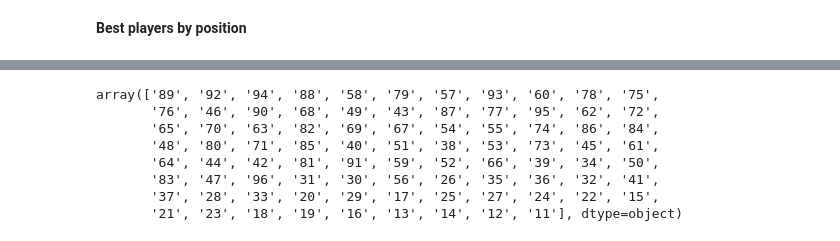
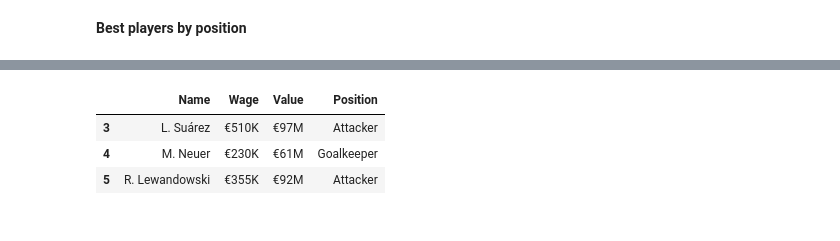
Before and after one commit to chineidu/Football_players, a Jupyter notebook: f_ballers.ipynb, the cells around one changed output, grey strips where cells are left out. Drawn from its saved outputs; the diff is of its cells as text; code cells hidden in the pictures.

```diff
--- a/f_ballers.ipynb
+++ b/f_ballers.ipynb
@@ -248,17 +231,11 @@ df_1[df_1['Acceleration'] == '77+13']
 # %%
-# Remove '-' from each row containing it.
+# Remove '+' and '-' from each row containing it.
 for col in attributes:
     df_1[col] = np.where(df_1[col].str.contains('\+|-'),
                          df_1[col].str[:2],
                          df_1[col])
 
-df_1['Acceleration'].unique()
+# # Verify that the columns have been cleaned
+# for col in attributes:
+#     print(f"'{col}'==> \n{df_1[col].unique()}\n")
+#     print("===" * 30)
-# %% [output]
-array(['89', '92', '94', '88', '58', '79', '57', '93', '60', '78', '75',
-       '76', '46', '90', '68', '49', '43', '87', '77', '95', '62', '72',
-       '65', '70', '63', '82', '69', '67', '54', '55', '74', '86', '84',
-       '48', '80', '71', '85', '40', '51', '38', '53', '73', '45', '61',
-       '64', '44', '42', '81', '91', '59', '52', '66', '39', '34', '50',
-       '83', '47', '96', '31', '30', '56', '26', '35', '36', '32', '41',
-       '37', '28', '33', '20', '29', '17', '25', '27', '24', '22', '15',
-       '21', '23', '18', '19', '16', '13', '14', '12', '11'], dtype=object)
@@ -265 +249,12 @@ array(['89', '92', '94', '88', '58', '79', '57', '93', '60', '78', '75',
+# %%
+# A copy of the data
+df_2 = df_1.copy()
+
+# A view of the data
+df_2.loc[3:5, ['Name', 'Wage', 'Value', 'Position']]
+# %% [output]
+|  | Name | Wage | Value | Position |
+| 3 | L. Suárez | €510K | €97M | Attacker |
+| 4 | M. Neuer | €230K | €61M | Goalkeeper |
+| 5 | R. Lewandowski | €355K | €92M | Attacker |
 # %%
```
Also changed, not shown: parts of 33 cells of this notebook.
